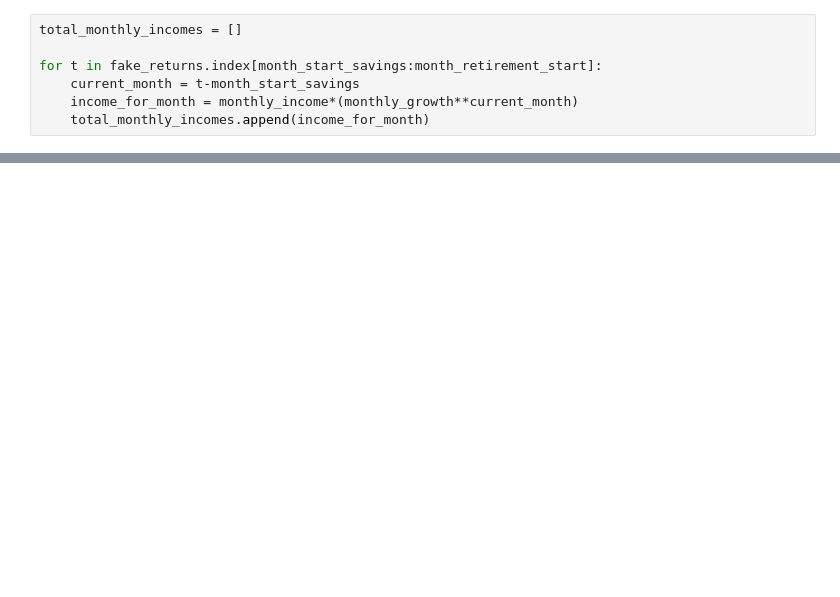
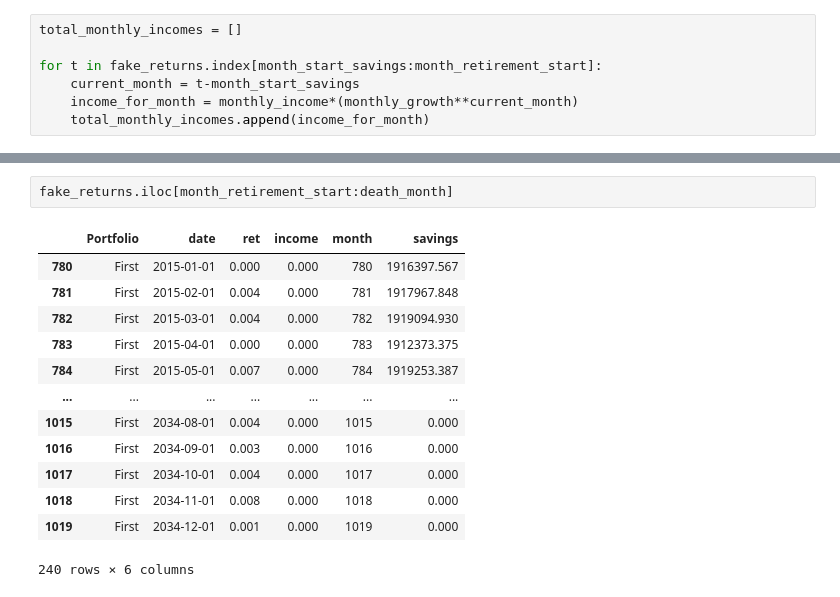
Before and after one commit to justinreed23/Older-Smarter-Richer, a Jupyter notebook: dev/creatingStuff.ipynb, the cells around one changed output, grey strips where cells are left out. Cells and saved outputs as stored; diff of their text form; blank space fills up the shorter version.

```diff
--- a/dev/creatingStuff.ipynb
+++ b/dev/creatingStuff.ipynb
@@ -145,2 +145,18 @@ fake_returns.iloc[month_start_savings:month_retirement_start]
 480 rows × 6 columns
+# %%
+fake_returns.iloc[month_retirement_start:death_month]
+# %% [output]
+|  | Portfolio | date | ret | income | month | savings |
+| 780 | First | 2015-01-01 | 0.000 | 0.000 | 780 | 1916397.567 |
+| 781 | First | 2015-02-01 | 0.004 | 0.000 | 781 | 1917967.848 |
+| 782 | First | 2015-03-01 | 0.004 | 0.000 | 782 | 1919094.930 |
+| 783 | First | 2015-04-01 | 0.000 | 0.000 | 783 | 1912373.375 |
+| 784 | First | 2015-05-01 | 0.007 | 0.000 | 784 | 1919253.387 |
+| ... | ... | ... | ... | ... | ... | ... |
+| 1015 | First | 2034-08-01 | 0.004 | 0.000 | 1015 | 0.000 |
+| 1016 | First | 2034-09-01 | 0.003 | 0.000 | 1016 | 0.000 |
+| 1017 | First | 2034-10-01 | 0.004 | 0.000 | 1017 | 0.000 |
+| 1018 | First | 2034-11-01 | 0.008 | 0.000 | 1018 | 0.000 |
+| 1019 | First | 2034-12-01 | 0.001 | 0.000 | 1019 | 0.000 |
+240 rows × 6 columns
 # %%
```
Also changed, not shown: parts of 11 cells of this notebook, 2 other files.
